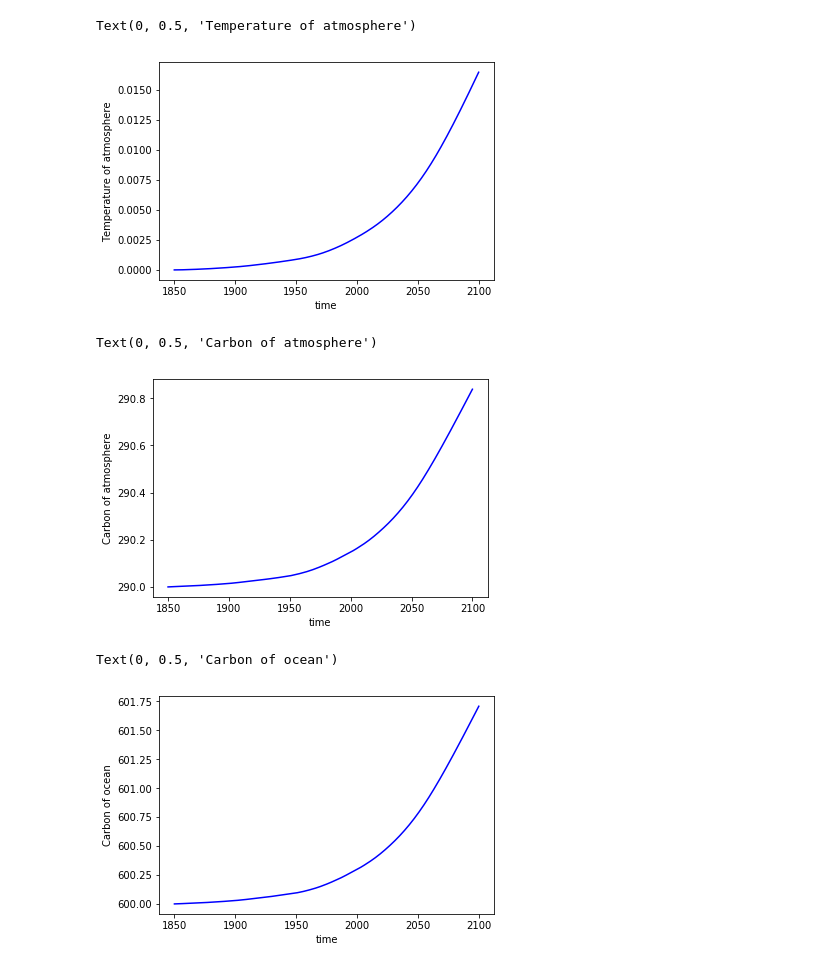
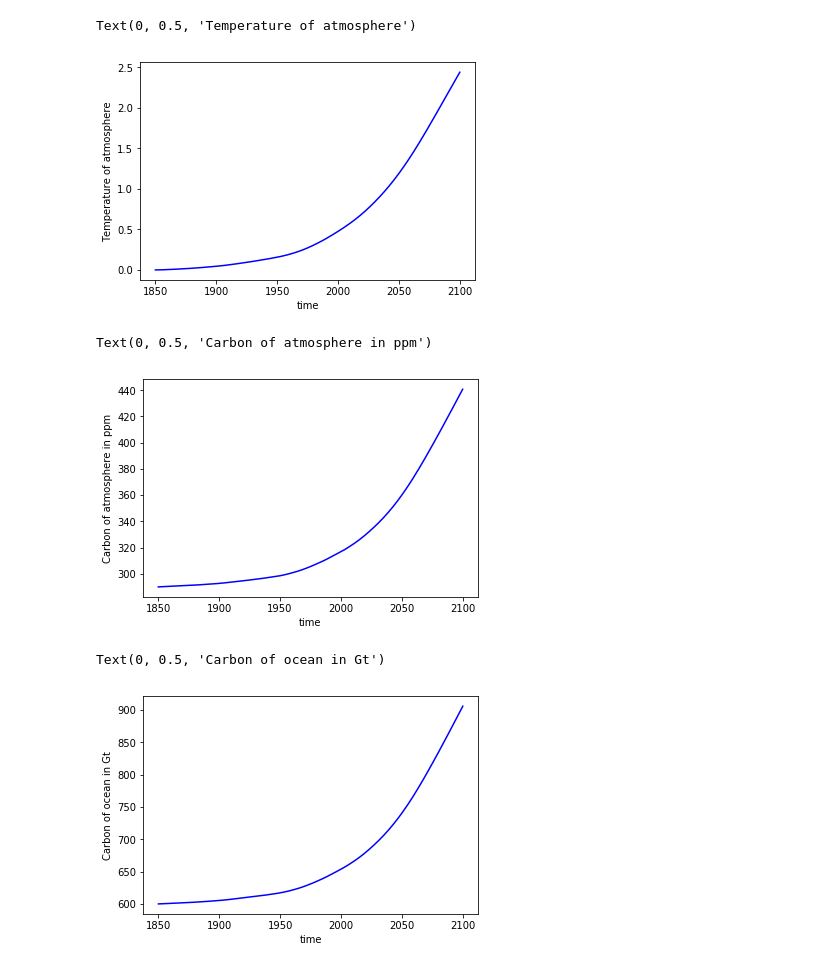
Before and after one commit to anniechen0127/lab-project, a Jupyter notebook: carbon model.ipynb, the cells around one changed output. Saved outputs shown, nothing was run; the diff lists cells and outputs as text; code cells hidden in the pictures.

Commit message:
plot new comparison graph

```diff
--- a/carbon model.ipynb
+++ b/carbon model.ipynb
@@ -7,7 +7,7 @@ def rhs(y, t,emis_t,kappa_l,Do,gamma_l,gamma_o,c_amp,rho_a,beta_l,beta_o,lamb,rh
     T_a,C_a,C_o,C_od,T_o = y
     eq1 = 1/kappa_l*(6.3*np.log(C_a/cina)-lamb*T_a-Do*(T_a-T_o))
     #1GTCO2 = 0.469 ppm
-    eq2 = (emis_t[int(t)-1850]*0.469/100-(gamma_l+gamma_o)*eq1*(1+T_a*c_amp))/(1+rho_a*(beta_l))-beta_o*(rho_a*C_a-rho_o*C_o)
+    eq2 = (emis_t[int(t)-1850]-(gamma_l+gamma_o)*eq1*(1+T_a*c_amp))/(1+rho_a*(beta_l))-beta_o*(rho_a*C_a-rho_o*C_o)
     diffusion_to_ocean = (rho_a*C_a - rho_o*C_o)
     diffusion_to_deepocean = (rho_o*C_o - rho_od*C_od)
     eq3 = beta_o * diffusion_to_ocean + gamma_o*(1+T_a*c_amp)*eq1 - beta_od*diffusion_to_deepocean
@@ -48,38 +48,38 @@ oco2c = aco2c  # the ocean is in balance with atm
 cino = 600
 rho_o=oco2c/cino  #
 
-odco2c = 290 # the deep ocean is in balance with atm
-cinod = aco2c
+odco2c = aco2c # the deep ocean is in balance with atm
+cinod = 600
 rho_od= odco2c/cinod
 # %%
 y0 = [0,cina,cino,cinod,0]# the inital values of T_a, C_a, C_o, C_od, T_o
 # %%
 import scipy.io
 mat = scipy.io.loadmat('CO2emissionRCPBAU85_SLR2012_Paris2015.mat')
-CO2= mat['ECO2new'][0]
+emis_t= mat['ECO2new'][0]
 # %%
-y = odeint(rhs,y0,t,args = (CO2,kappa_l,Do,gamma_l,gamma_o,c_amp,rho_a,beta_l,beta_o,lamb,rho_o,rho_od,beta_od,kappa_o))
+y = odeint(rhs,y0,t,args = (emis_t,kappa_l,Do,gamma_l,gamma_o,c_amp,rho_a,beta_l,beta_o,lamb,rho_o,rho_od,beta_od,kappa_o))
 # %%
 plt.plot(t, y[:, 0], 'b', label='theta(t)')
 plt.xlabel('time')
 plt.ylabel('Temperature of atmosphere')
 # %% [output]
 Text(0, 0.5, 'Temperature of atmosphere')
-[figure, old version]
+[figure, new version]
 # %%
 plt.plot(t, y[:, 1]*rho_a, 'b', label='theta(t)')
 plt.xlabel('time')
-plt.ylabel('Carbon of atmosphere')
+plt.ylabel('Carbon of atmosphere in ppm')
 # %% [output]
-Text(0, 0.5, 'Carbon of atmosphere')
+Text(0, 0.5, 'Carbon of atmosphere in ppm')
-[figure, old version]
+[figure, new version]
 # %%
 plt.plot(t, y[:, 2], 'b', label='theta(t)')
 plt.xlabel('time')
-plt.ylabel('Carbon of ocean')
+plt.ylabel('Carbon of ocean in Gt')
 # %% [output]
-Text(0, 0.5, 'Carbon of ocean')
+Text(0, 0.5, 'Carbon of ocean in Gt')
-[figure, old version]
+[figure, new version]
 # %%
 plt.plot(t, y[:, 3], 'b', label='theta(t)')
 plt.xlabel('time')
```
Also changed, not shown: parts of 4 cells of this notebook, 1 other file.
